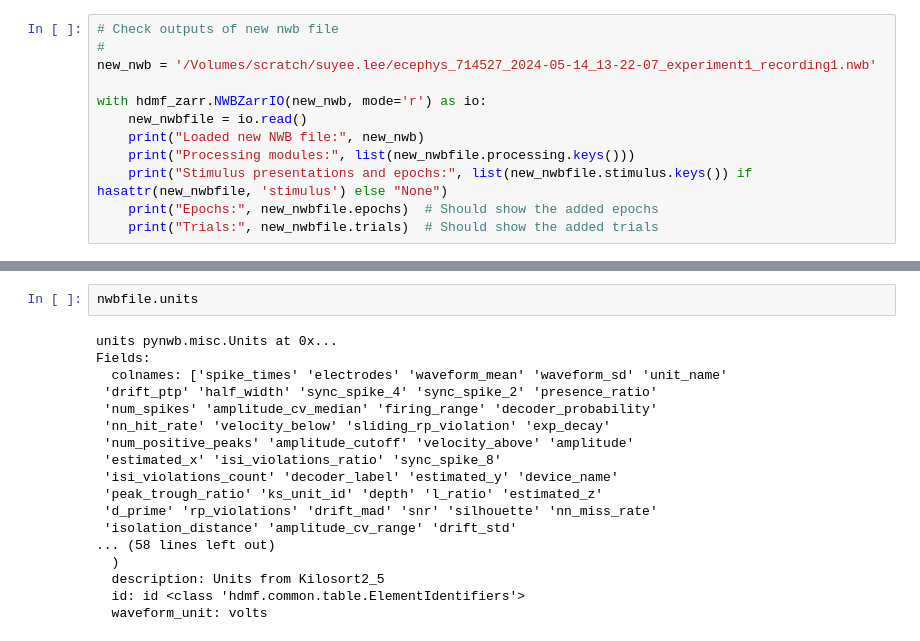
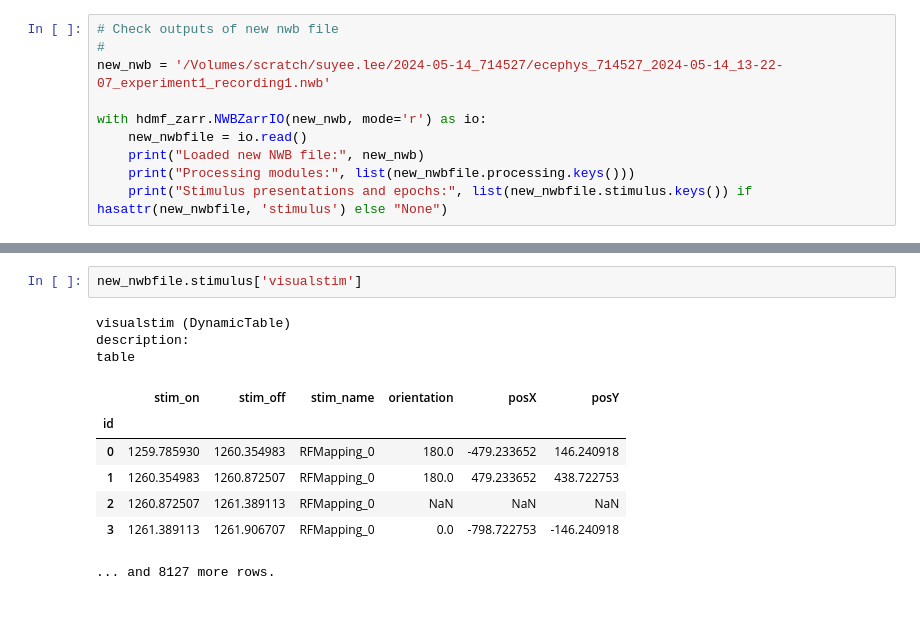
Before and after one commit to leesuyee/np-ultra-nwb-updates, a Jupyter notebook: nwb_modification_run.ipynb, the cells around one changed output, grey strips where cells are left out. Saved outputs shown, nothing was run; the diff lists cells and outputs as text; blank space fills up the shorter version.

```diff
--- a/nwb_modification_run.ipynb
+++ b/nwb_modification_run.ipynb
@@ -505,13 +579,11 @@ Saved to: /Volumes/scratch/suyee.lee/ecephys_714527_2024-05-14_13-22-07_experime
 # %%
 # Check outputs of new nwb file
 #
-new_nwb = '/Volumes/scratch/suyee.lee/ecephys_714527_2024-05-14_13-22-07_experiment1_recording1.nwb'
+new_nwb = '/Volumes/scratch/suyee.lee/2024-05-14_714527/ecephys_714527_2024-05-14_13-22-07_experiment1_recording1.nwb'
 
 with hdmf_zarr.NWBZarrIO(new_nwb, mode='r') as io:
     new_nwbfile = io.read()
     print("Loaded new NWB file:", new_nwb)
     print("Processing modules:", list(new_nwbfile.processing.keys()))
     print("Stimulus presentations and epochs:", list(new_nwbfile.stimulus.keys()) if hasattr(new_nwbfile, 'stimulus') else "None")
-    print("Epochs:", new_nwbfile.epochs)  # Should show the added epochs
-    print("Trials:", new_nwbfile.trials)  # Should show the added trials
 # %% [output]
@@ -628,20 +639,13 @@ modified_units_table
-# %%
-nwbfile.units
-# %% [output]
-units pynwb.misc.Units at 0x...
-Fields:
-  colnames: ['spike_times' 'electrodes' 'waveform_mean' 'waveform_sd' 'unit_name'
- 'drift_ptp' 'half_width' 'sync_spike_4' 'sync_spike_2' 'presence_ratio'
- 'num_spikes' 'amplitude_cv_median' 'firing_range' 'decoder_probability'
- 'nn_hit_rate' 'velocity_below' 'sliding_rp_violation' 'exp_decay'
- 'num_positive_peaks' 'amplitude_cutoff' 'velocity_above' 'amplitude'
- 'estimated_x' 'isi_violations_ratio' 'sync_spike_8'
- 'isi_violations_count' 'decoder_label' 'estimated_y' 'device_name'
- 'peak_trough_ratio' 'ks_unit_id' 'depth' 'l_ratio' 'estimated_z'
- 'd_prime' 'rp_violations' 'drift_mad' 'snr' 'silhouette' 'nn_miss_rate'
- 'isolation_distance' 'amplitude_cv_range' 'drift_std'
-... (58 lines left out)
-  )
-  description: Units from Kilosort2_5
-  id: id <class 'hdmf.common.table.ElementIdentifiers'>
-  waveform_unit: volts
+# %%
+new_nwbfile.stimulus['visualstim']
+# %% [output]
+visualstim (DynamicTable)
+description:
+table
+|  | stim_on | stim_off | stim_name | orientation | posX | posY |
+| id |  |  |  |  |  |  |
+| 0 | 1259.785930 | 1260.354983 | RFMapping_0 | 180.0 | -479.233652 | 146.240918 |
+| 1 | 1260.354983 | 1260.872507 | RFMapping_0 | 180.0 | 479.233652 | 438.722753 |
+| 2 | 1260.872507 | 1261.389113 | RFMapping_0 | NaN | NaN | NaN |
+| 3 | 1261.389113 | 1261.906707 | RFMapping_0 | 0.0 | -798.722753 | -146.240918 |
+... and 8127 more rows.
```
Also changed, not shown: parts of 9 cells of this notebook, 5 other files.
